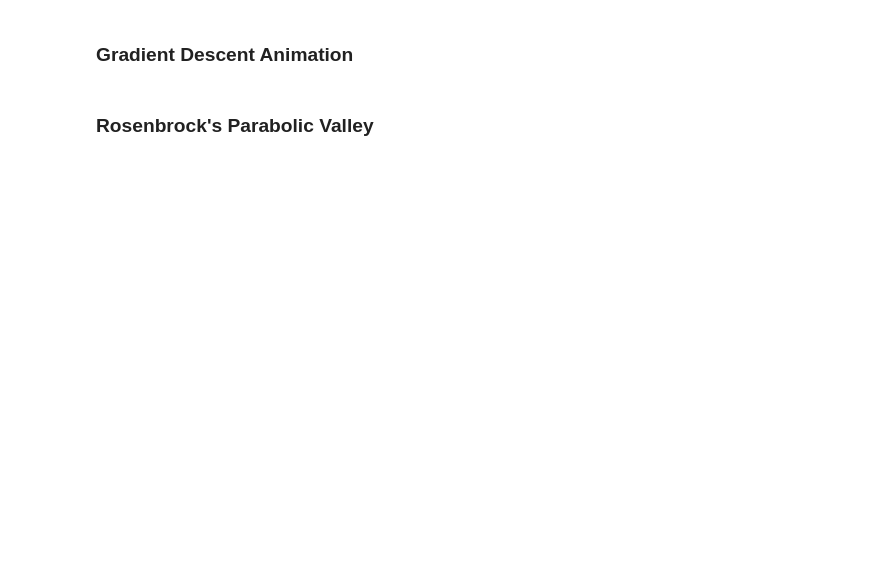
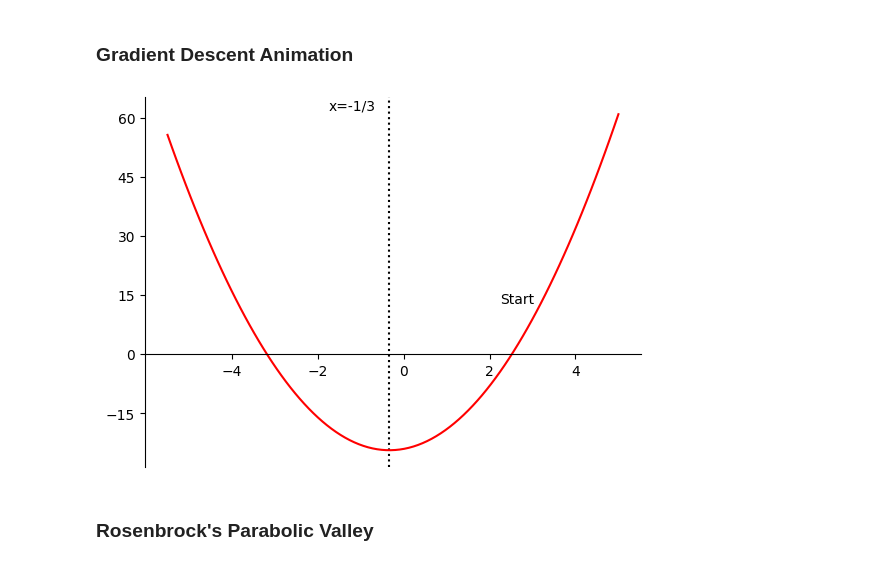
Before and after one commit to jakepenzak/blog-posts, a Jupyter notebook: Optimization/Main Driver.ipynb, the cells around one changed output. Saved outputs shown, nothing was run; the diff lists cells and outputs as text; code cells hidden in the pictures; blank space fills up the shorter version.

```diff
--- a/Optimization/Main Driver.ipynb
+++ b/Optimization/Main Driver.ipynb
@@ -311,41 +354,44 @@ plt.show()
 # %%
 # Defining surface and axes
 x = np.linspace(-5.5, 5, 100)
 y = 3*x**2 + 2*x - 24
 
 # setting the axes at the centre
-fig = plt.figure(dpi=600)
+# dpi=600
+fig = plt.figure()
 ax = fig.add_subplot(1, 1, 1)
 # ax.spines['left'].set_position('zero')
 ax.spines['bottom'].set_position('zero')
 ax.spines['right'].set_color('none')
 ax.spines['top'].set_color('none')
 ax.xaxis.set_ticks_position('bottom')
 # ax.yaxis.set_ticks_position('right')
 ax.set_yticks([60,45,30,15,0,-15])
 ax.set_xticks([-4,-2,0,2,4])
 ax.text(x=-1.75,y=62,s="x=-1/3")
 ax.text(x=2.25,y=13,s="Start")
 ax.axvline(x=-1/3,linestyle=':',color='black')
 
 # plot the function
 plt.plot(x,y,'r')
 
 plt.show()
 
 ## Gradient Descent Animation
 
-x2=[]
-y2=[]
+# x2=[]
+# y2=[]
 
-def animate(iterations):
-    x2.append(float([v for v in GD_values[iterations].values()][0]))
-    y2.append(float(function.evalf(subs=GD_values[iterations])))
-    ax.scatter(x2, y2, c='black')
+# def animate(iterations):
+#     x2.append(float([v for v in GD_values[iterations].values()][0]))
+#     y2.append(float(function.evalf(subs=GD_values[iterations])))
+#     ax.scatter(x2, y2, c='black')
 
-rot_animation = animation.FuncAnimation(fig, animate, frames=len(GD_values),interval=500)
+# rot_animation = animation.FuncAnimation(fig, animate, frames=len(GD_values),interval=500)
 
-rot_animation.save('Images/gradient_descent.gif', dpi=600)
+# rot_animation.save('Images/gradient_descent.gif', dpi=600)
+# %% [output]
+[figure, added]
 # %% [markdown]
 ### Rosenbrock's Parabolic Valley
 # %%
```
Also changed, not shown: parts of 25 cells of this notebook, 1 other file.
